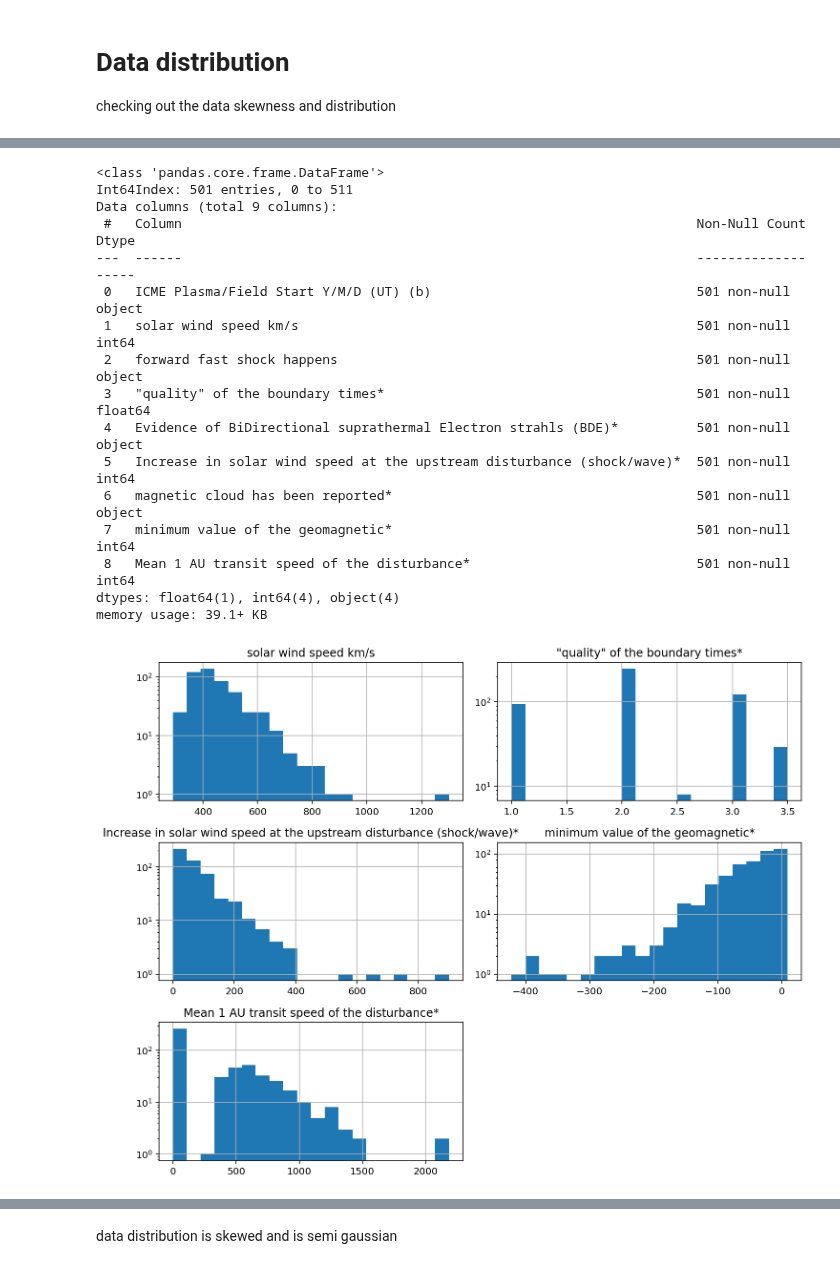
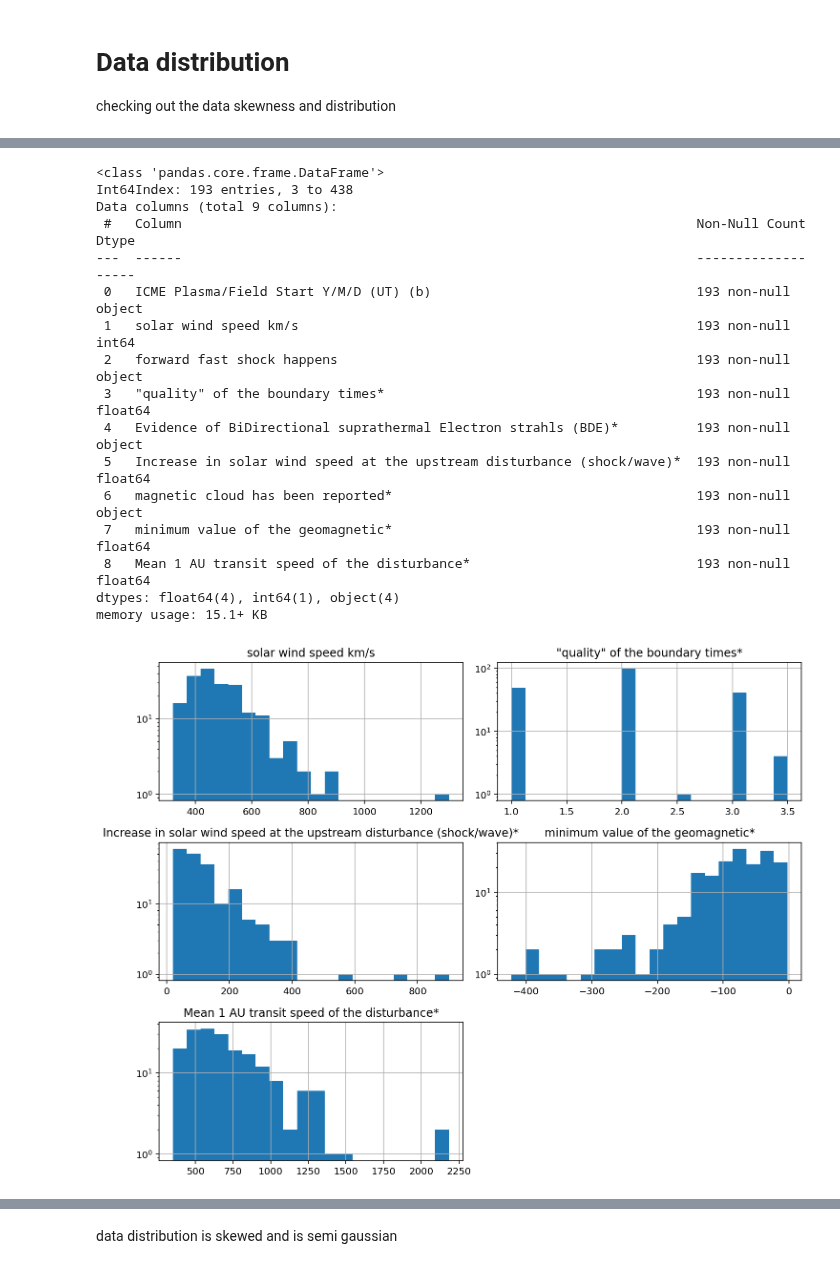
Before and after one commit to Atashnezhad/CME_forcast, a Jupyter notebook: Codes/P02_06_EDA.ipynb, the cells around one changed output, grey strips where cells are left out. Drawn from its saved outputs; the diff is of its cells as text; code cells hidden in the pictures.

```diff
--- a/Codes/P02_06_EDA.ipynb
+++ b/Codes/P02_06_EDA.ipynb
@@ -159,2 +115,0 @@ forward fast shock happens =  ['No' 'Yes']
-# %%
-data = data_2
@@ -160,0 +118,16 @@ data = data_2
+# %%
+cols = ['solar wind speed km/s',
+       'Evidence of BiDirectional suprathermal Electron strahls (BDE)*',
+       'Increase in solar wind speed at the upstream disturbance (shock/wave)*',
+       'minimum value of the geomagnetic*',
+       'Mean 1 AU transit speed of the disturbance*',
+       ]
+
+# summarize the shape of the raw data
+print(data.shape)
+# replace '0' values with 'nan'
+data[cols] = data[cols].replace(0, np.nan)
+# drop rows with missing values
+data.dropna(inplace=True)
+# summarize the shape of the data with missing rows removed
+print(data.shape)
@@ -160,0 +153,5 @@ data = data_2
+# %%
+print(data.shape)
+# delete duplicate rows
+data.drop_duplicates(inplace=True)
+print(data.shape)
@@ -210,29 +204,29 @@ data_2.head()
 # %%
-data_2.info()
+data.info()
 # %% [output]
 <class 'pandas.core.frame.DataFrame'>
-Int64Index: 501 entries, 0 to 511
+Int64Index: 193 entries, 3 to 438
 Data columns (total 9 columns):
  #   Column                                                                  Non-Null Count  Dtype
 ---  ------                                                                  --------------  -----
- 0   ICME Plasma/Field Start Y/M/D (UT) (b)                                  501 non-null    object
- 1   solar wind speed km/s                                                   501 non-null    int64
- 2   forward fast shock happens                                              501 non-null    object
- 3   "quality" of the boundary times*                                        501 non-null    float64
- 4   Evidence of BiDirectional suprathermal Electron strahls (BDE)*          501 non-null    object
- 5   Increase in solar wind speed at the upstream disturbance (shock/wave)*  501 non-null    int64
- 6   magnetic cloud has been reported*                                       501 non-null    object
- 7   minimum value of the geomagnetic*                                       501 non-null    int64
- 8   Mean 1 AU transit speed of the disturbance*                             501 non-null    int64
-dtypes: float64(1), int64(4), object(4)
-memory usage: 39.1+ KB
+ 0   ICME Plasma/Field Start Y/M/D (UT) (b)                                  193 non-null    object
+ 1   solar wind speed km/s                                                   193 non-null    int64
+ 2   forward fast shock happens                                              193 non-null    object
+ 3   "quality" of the boundary times*                                        193 non-null    float64
+ 4   Evidence of BiDirectional suprathermal Electron strahls (BDE)*          193 non-null    object
+ 5   Increase in solar wind speed at the upstream disturbance (shock/wave)*  193 non-null    float64
+ 6   magnetic cloud has been reported*                                       193 non-null    object
+ 7   minimum value of the geomagnetic*                                       193 non-null    float64
+ 8   Mean 1 AU transit speed of the disturbance*                             193 non-null    float64
+dtypes: float64(4), int64(1), object(4)
+memory usage: 15.1+ KB
 # %%
-data_2.hist(bins=20,
+data.hist(bins=20,
             figsize=(10,8),
             log=True,
            )
 
 plt.tight_layout()
 plt.show()
 # %% [output]
-[figure, old version]
+[figure, new version]
```
Also changed, not shown: parts of 46 cells of this notebook.
